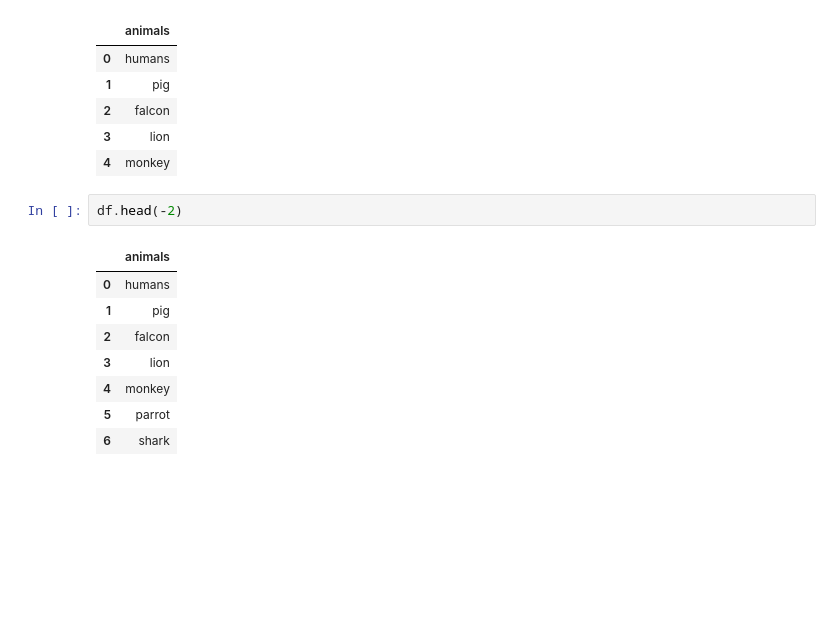
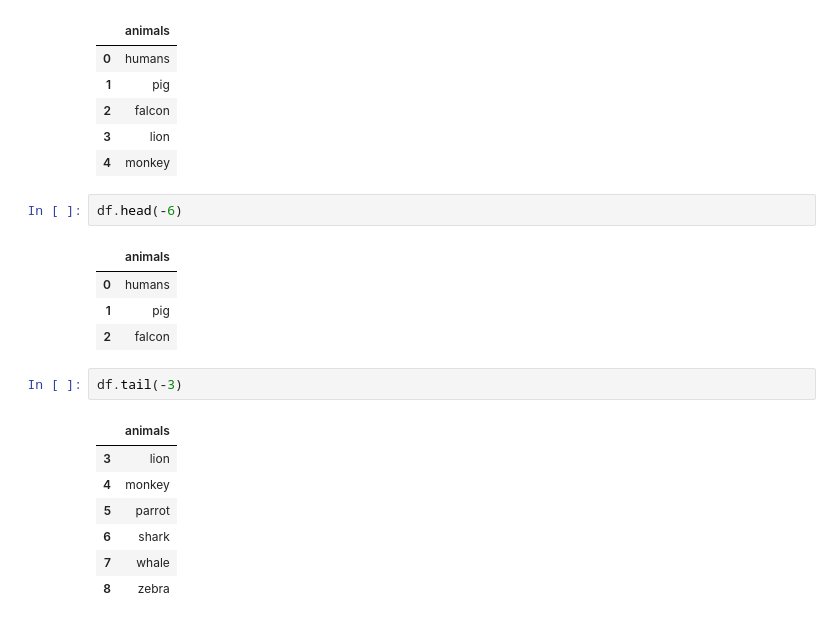
Before and after one commit to sanjibsinha/Machine-Learning-Primer, a Jupyter notebook: pandas.ipynb, the cells around one changed output. Drawn from its saved outputs; the diff is of its cells as text; blank space fills up the shorter version.

```diff
--- a/pandas.ipynb
+++ b/pandas.ipynb
@@ -82,13 +82,19 @@ df.head(5)
 | 3 | lion |
 | 4 | monkey |
 # %%
-df.head(-2)
+df.head(-6)
 # %% [output]
 |  | animals |
 | 0 | humans |
 | 1 | pig |
 | 2 | falcon |
-| 3 | lion |
-| 4 | monkey |
-| 5 | parrot |
-| 6 | shark |
+# %%
+df.tail(-3)
+# %% [output]
+|  | animals |
+| 3 | lion |
+| 4 | monkey |
+| 5 | parrot |
+| 6 | shark |
+| 7 | whale |
+| 8 | zebra |
```
